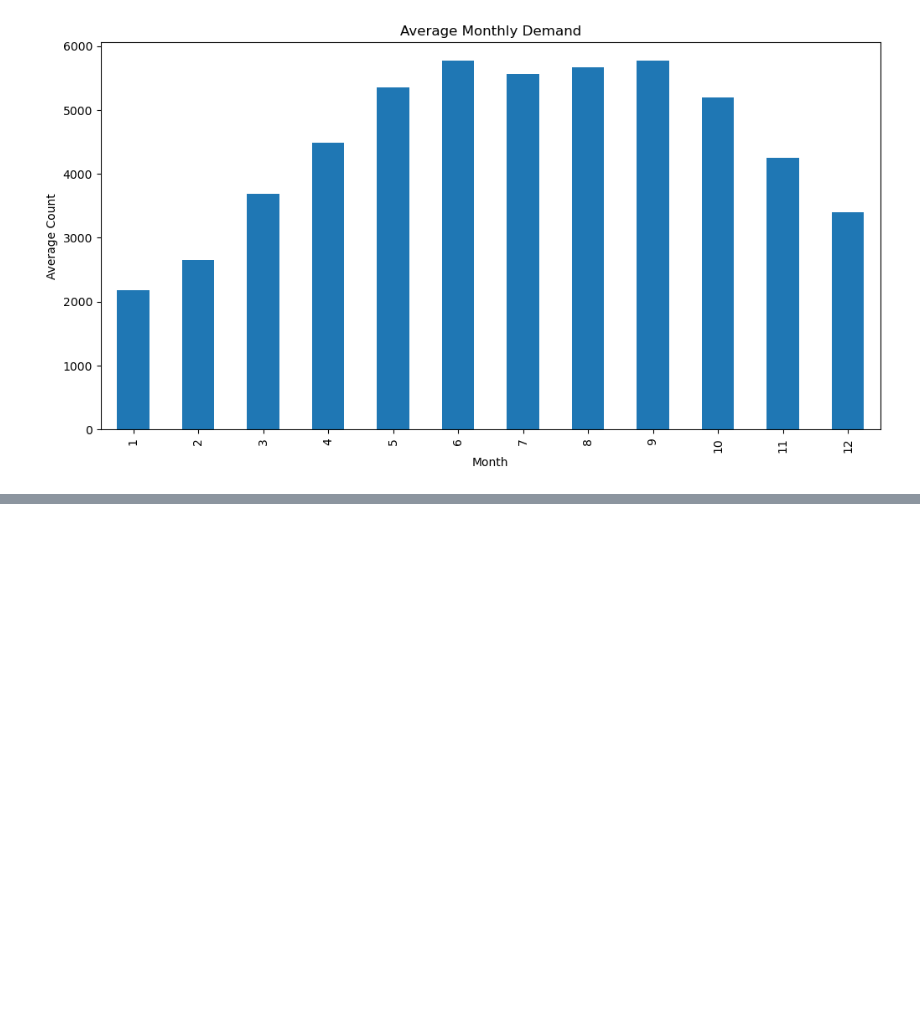
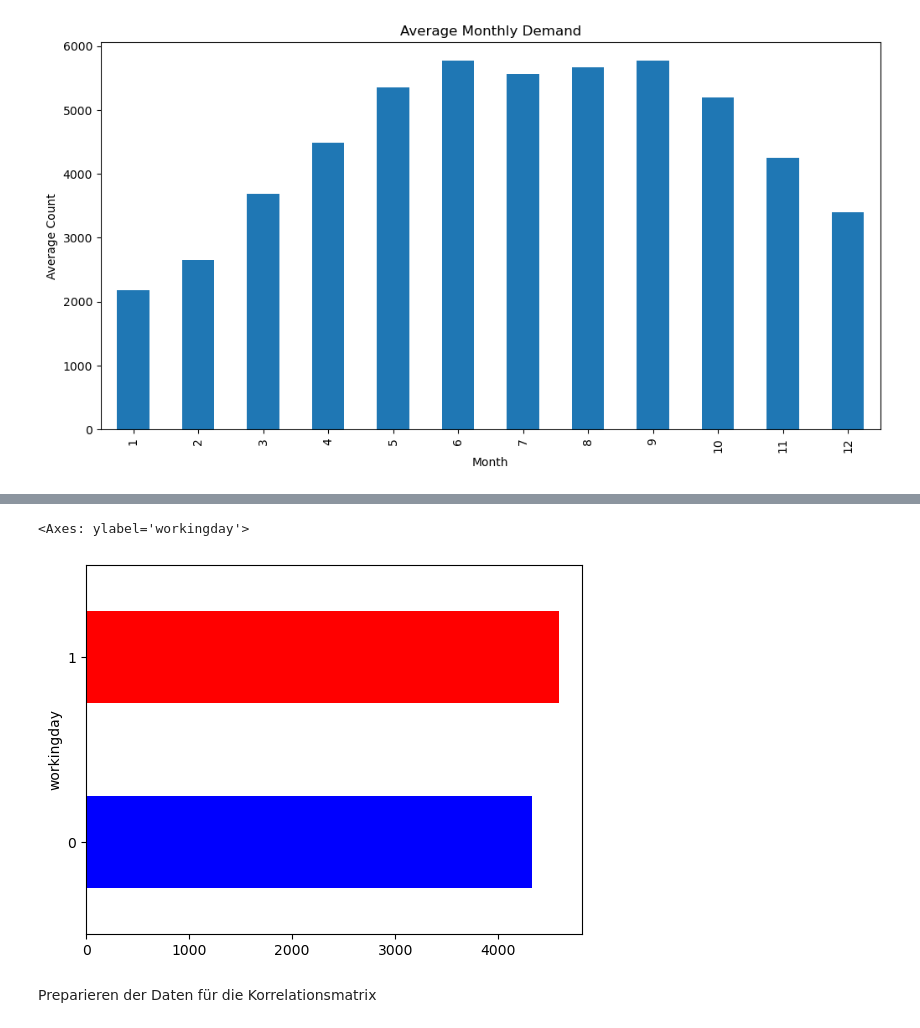
Before and after one commit to philhap/DS-Projektarbeit-Philipp-Heppler-Bike-Sharing, a Jupyter notebook: Digethic_Projektarbeit24_DS.ipynb, the cells around one changed output, grey strips where cells are left out. Cells and saved outputs as stored; diff of their text form; code cells hidden in the pictures; blank space fills up the shorter version.

```diff
--- a/Digethic_Projektarbeit24_DS.ipynb
+++ b/Digethic_Projektarbeit24_DS.ipynb
@@ -114,0 +137,8 @@ plt.show()
+# %%
+colors = ['blue','red']
+df.groupby('workingday')['distribution'].mean().sort_values(ascending=True).tail(20).plot.barh(color=colors)
+# %% [output]
+<Axes: ylabel='workingday'>
+[figure, added]
+# %% [markdown]
+Preparieren der Daten für die Korrelationsmatrix
```
Also changed, not shown: parts of 13 cells of this notebook.
